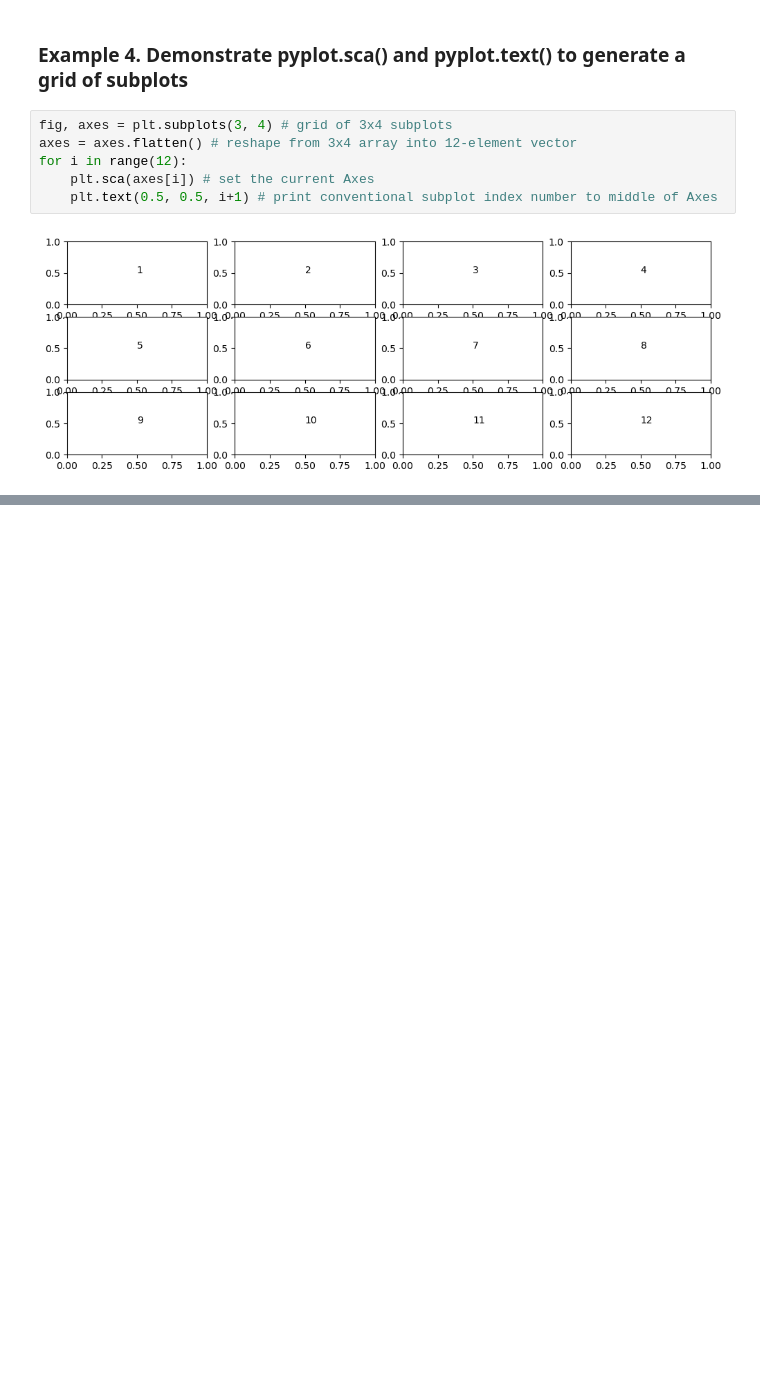
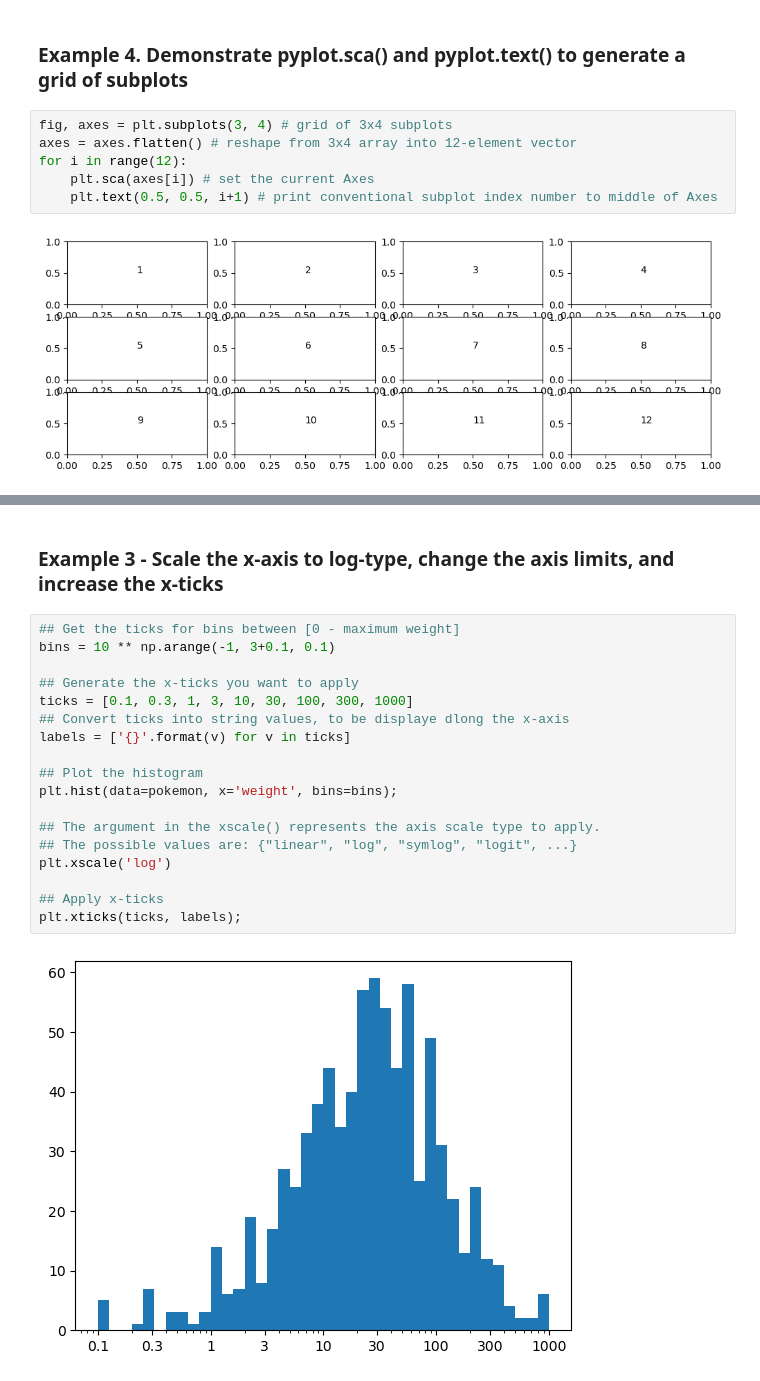
Before and after one commit to hibahdesu/AI-Programming-with-Python-NanoDegree, a Jupyter notebook: Matplotlib and Seaborn/Bar Charts/pokemon/pokemon.ipynb, the cells around one changed output, grey strips where cells are left out. Drawn from its saved outputs; the diff is of its cells as text; blank space fills up the shorter version.

```diff
--- a/Matplotlib and Seaborn/Bar Charts/pokemon/pokemon.ipynb
+++ b/Matplotlib and Seaborn/Bar Charts/pokemon/pokemon.ipynb
@@ -451,0 +548,22 @@ for i in range(12):
+# %% [markdown]
+### Example 3 - Scale the x-axis to log-type, change the axis limits, and increase the x-ticks
+# %%
+## Get the ticks for bins between [0 - maximum weight]
+bins = 10 ** np.arange(-1, 3+0.1, 0.1)
+
+## Generate the x-ticks you want to apply
+ticks = [0.1, 0.3, 1, 3, 10, 30, 100, 300, 1000]
+## Convert ticks into string values, to be displaye dlong the x-axis
+labels = ['{}'.format(v) for v in ticks]
+
+## Plot the histogram
+plt.hist(data=pokemon, x='weight', bins=bins);
+
+## The argument in the xscale() represents the axis scale type to apply.
+## The possible values are: {"linear", "log", "symlog", "logit", ...}
+plt.xscale('log')
+
+## Apply x-ticks
+plt.xticks(ticks, labels);
+# %% [output]
+[figure, added]
```
Also changed, not shown: parts of 11 cells of this notebook.
